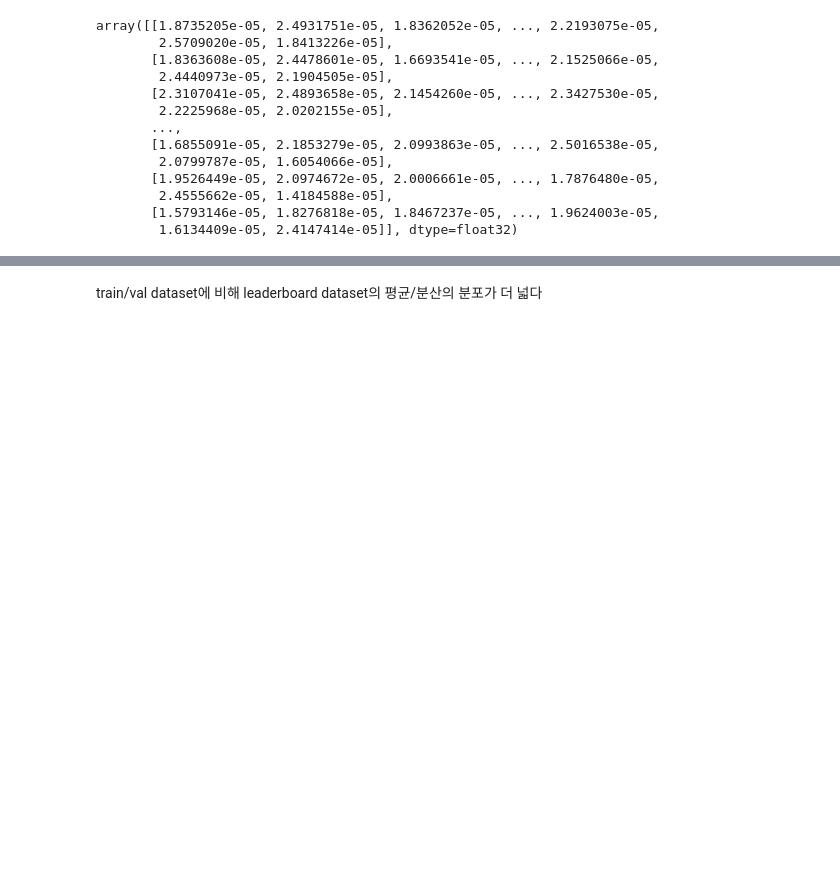
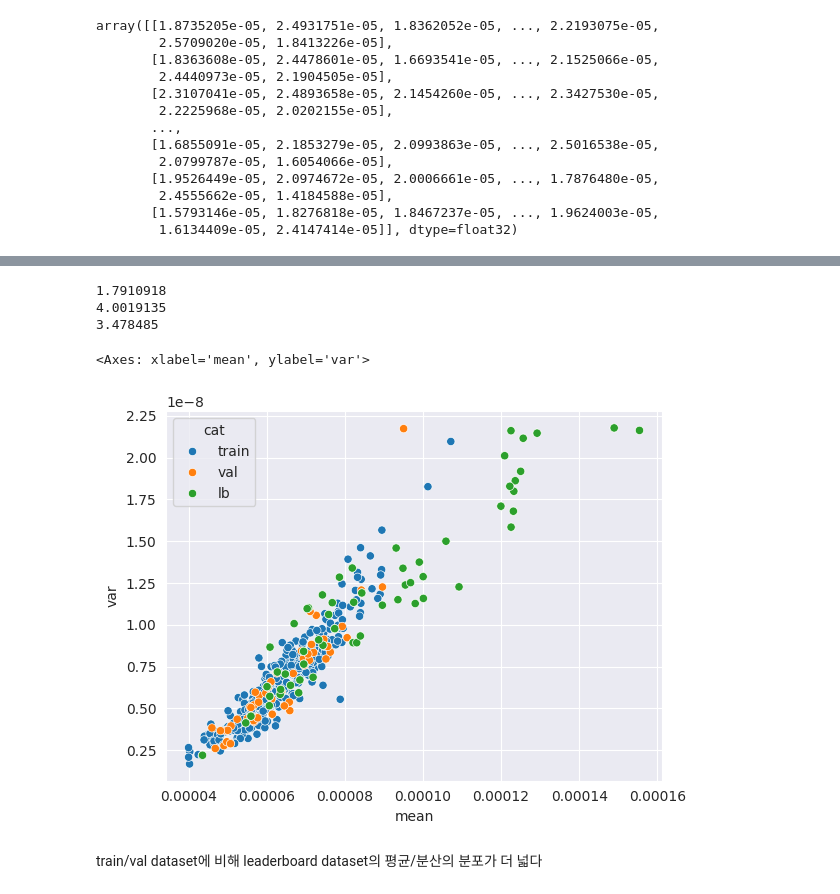
Before and after one commit to B0neh3ad/FastMRI_2024_shasha, a Jupyter notebook: eda.ipynb, the cells around one changed output, grey strips where cells are left out. Cells and saved outputs as stored; diff of their text form; code cells hidden in the pictures; blank space fills up the shorter version.

```diff
--- a/eda.ipynb
+++ b/eda.ipynb
@@ -382,2 +390,26 @@ plt.legend()
+# %%
+print(np.mean(leaderboard_img_var) / np.mean(train_img_var))
+print(np.var(leaderboard_img_var) / np.var(train_img_var[train_img_var < 17 * 1e-9]))
+print(np.var(leaderboard_img_var) / np.var(train_img_var))
+# %% [output]
+1.7910918
+4.0019135
+3.478485
+# %%
+import pandas as pd
+
+cat = np.array(['train'] * len(train_img_mean)
+               + ['val'] * len(val_img_mean)
+               + ['lb'] * len(leaderboard_img_mean))
+df = pd.DataFrame({
+    "mean": np.append(np.append(train_img_mean, val_img_mean), leaderboard_img_mean),
+    "var": np.append(np.append(train_img_var, val_img_var), leaderboard_img_var),
+    'cat': cat
+})
+# df = df[df['cat'].isin(['train', 'val'])]
+sns.scatterplot(data=df, x="mean", y="var", hue="cat")
+# %% [output]
+<Axes: xlabel='mean', ylabel='var'>
+[figure, added]
 # %% [markdown]
 train/val dataset에 비해 leaderboard dataset의 평균/분산의 분포가 더 넓다
```
Also changed, not shown: parts of 13 cells of this notebook.
